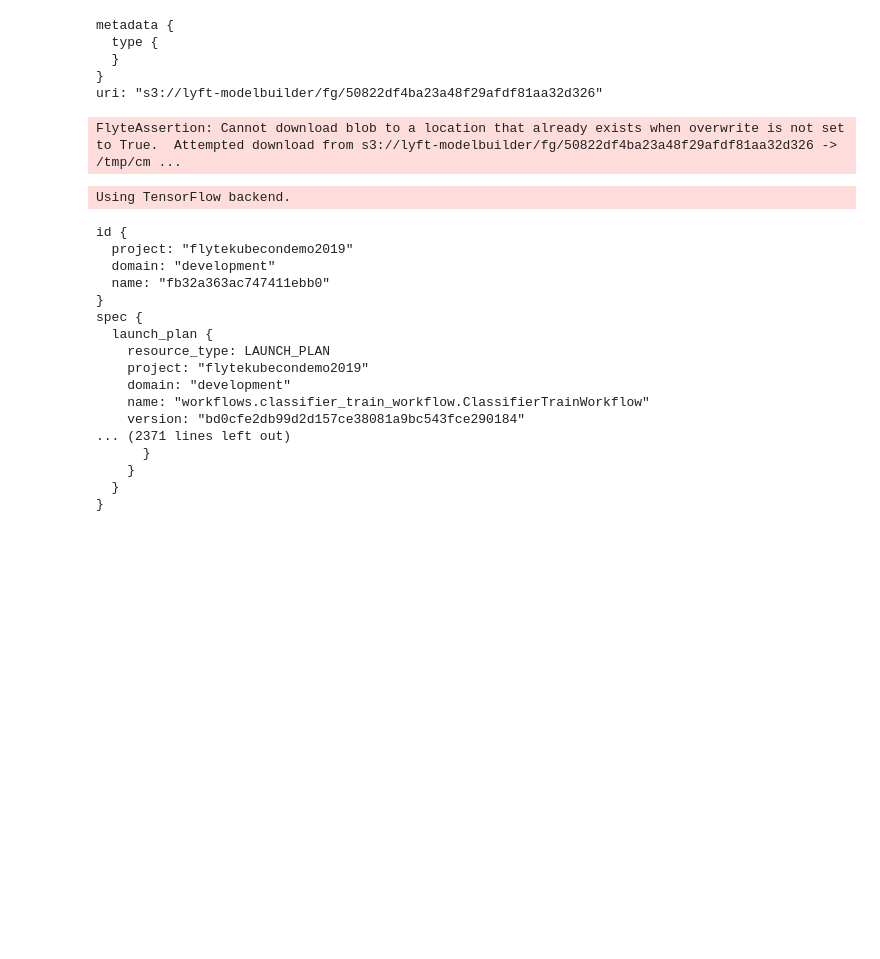
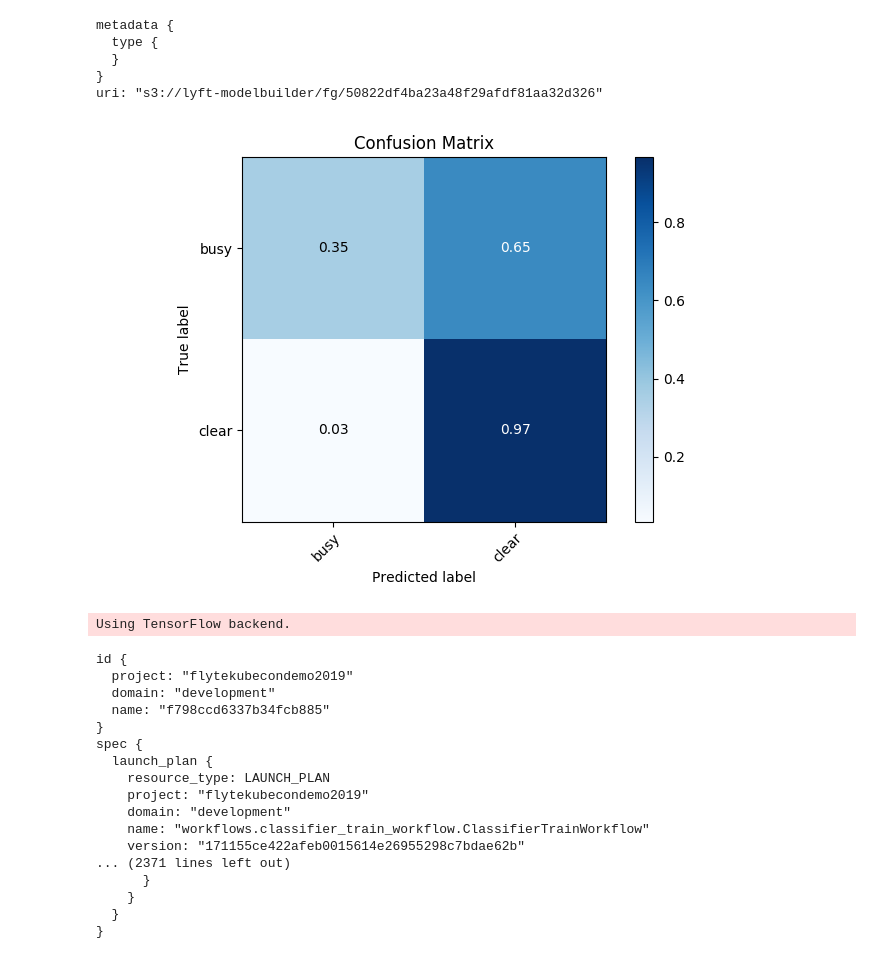
Before and after one commit to backup-test-123/flytekubecondemo2019, a Jupyter notebook: demoproject/Visualize Output.ipynb, the cells around one changed output. Drawn from its saved outputs; the diff is of its cells as text; code cells hidden in the pictures; blank space fills up the shorter version.

```diff
--- a/demoproject/Visualize Output.ipynb
+++ b/demoproject/Visualize Output.ipynb
@@ -23,11 +23,11 @@ metadata {
 uri: "s3://lyft-modelbuilder/fg/50822df4ba23a48f29afdf81aa32d326"
 # %%
 local_file = "/tmp/cm-4.png"
-wf.outputs["confusion_matrix_image"].download(local_file)
+wf.outputs["confusion_matrix_image"].download(local_file, overwrite=True)
 from IPython.display import Image
 Image(filename=local_file)
 # %% [output]
-FlyteAssertion: Cannot download blob to a location that already exists when overwrite is not set to True.  Attempted download from s3://lyft-modelbuilder/fg/50822df4ba23a48f29afdf81aa32d326 -> /tmp/cm ...
+[figure, added]
 # %%
 from workflows.classifier_train_workflow import train_lp
 from flytekit.common.launch_plan import SdkLaunchPlan
@@ -43,7 +43,7 @@ train_lp = SdkLaunchPlan.fetch(
     project=PROJECT,
     domain="development",
     name="workflows.classifier_train_workflow.ClassifierTrainWorkflow",
-    version="bd0cfe2db99d2d157ce38081a9bc543fce290184")
+    version="171155ce422afeb0015614e26955298c7bdae62b")
 
 train_lp.execute(
     project=PROJECT,
@@ -59,7 +59,7 @@ Using TensorFlow backend.
 id {
   project: "flytekubecondemo2019"
   domain: "development"
-  name: "fb32a363ac747411ebb0"
+  name: "f798ccd6337b34fcb885"
 }
 spec {
   launch_plan {
@@ -67,7 +67,7 @@ spec {
     project: "flytekubecondemo2019"
     domain: "development"
     name: "workflows.classifier_train_workflow.ClassifierTrainWorkflow"
-    version: "bd0cfe2db99d2d157ce38081a9bc543fce290184"
+    version: "171155ce422afeb0015614e26955298c7bdae62b"
 ... (2371 lines left out)
       }
     }
```
Also changed, not shown: parts of 1 cell of this notebook, 1 other file.
